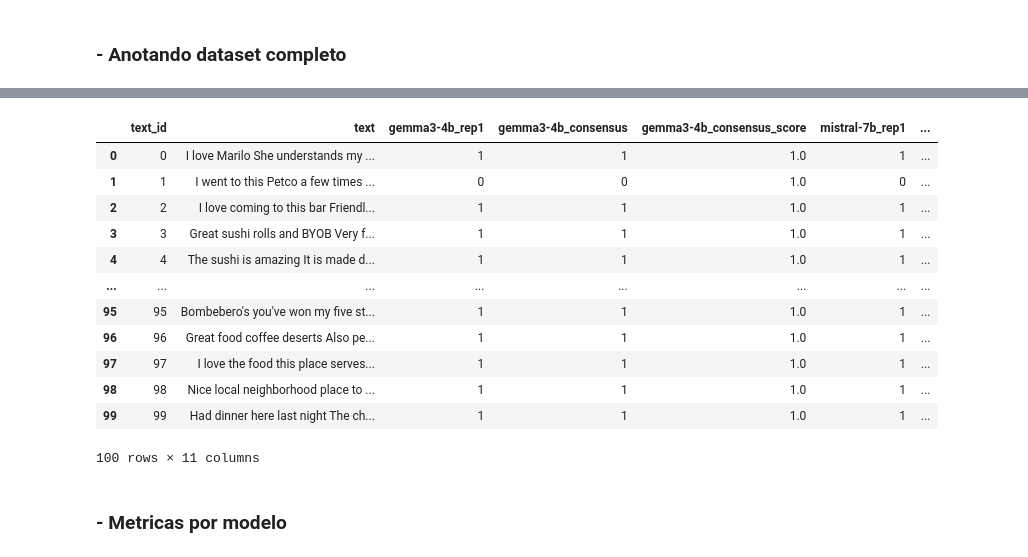
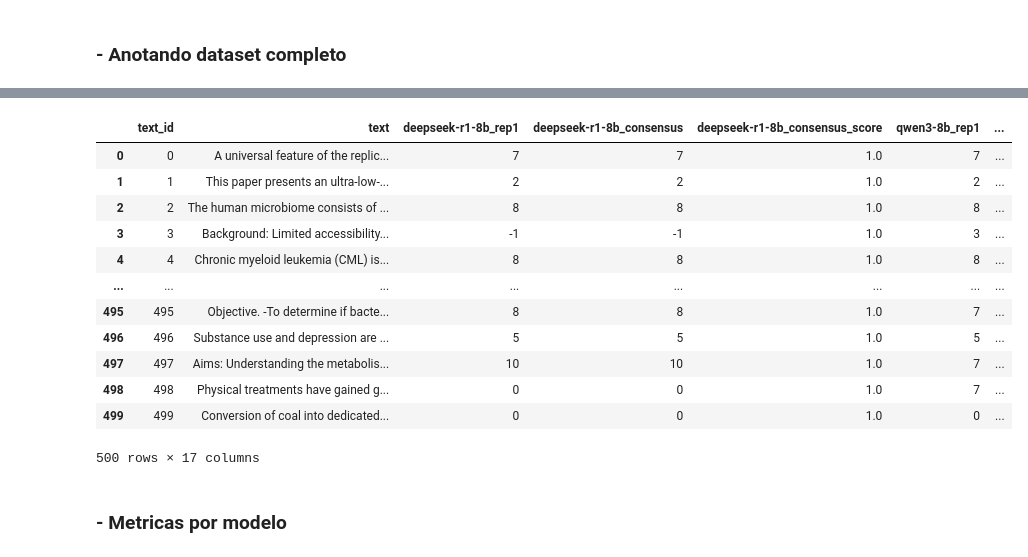
Before and after one commit to Ktzani/llm-annotation, a Jupyter notebook: src/notebooks/analise_consenso_llms.ipynb, the cells around one changed output, grey strips where cells are left out. Saved outputs shown, nothing was run; the diff lists cells and outputs as text; code cells hidden in the pictures.

```diff
--- a/src/notebooks/analise_consenso_llms.ipynb
+++ b/src/notebooks/analise_consenso_llms.ipynb
@@ -49,5 +46,5 @@ for dataset in list_available_datasets():
 # %%
-dataset_name = "yelp_reviews"  # Ajuste conforme necessário
+dataset_name = "wos5736"  # Ajuste conforme necessário
 
 texts, categories, ground_truth = load_hf_dataset(dataset_name)
 
@@ -183,8 +189,9 @@ else:
     df_annotations = annotator.annotate_dataset(
         texts=texts,
         num_repetitions=num_repetitions,
-        use_cache=False
+        use_cache=True
     )
+
 
 logger.success("✓ Anotações completas")
 df_annotations
@@ -197,16 +210,16 @@ df_annotations
-|  | text_id | text | gemma3-4b_rep1 | gemma3-4b_consensus | gemma3-4b_consensus_score | mistral-7b_rep1 | ... |
-| 0 | 0 | I love Marilo She understands my ... | 1 | 1 | 1.0 | 1 | ... |
-| 1 | 1 | I went to this Petco a few times ... | 0 | 0 | 1.0 | 0 | ... |
-| 2 | 2 | I love coming to this bar Friendl... | 1 | 1 | 1.0 | 1 | ... |
-| 3 | 3 | Great sushi rolls and BYOB Very f... | 1 | 1 | 1.0 | 1 | ... |
-| 4 | 4 | The sushi is amazing It is made d... | 1 | 1 | 1.0 | 1 | ... |
+|  | text_id | text | deepseek-r1-8b_rep1 | deepseek-r1-8b_consensus | deepseek-r1-8b_consensus_score | qwen3-8b_rep1 | ... |
+| 0 | 0 | A universal feature of the replic... | 7 | 7 | 1.0 | 7 | ... |
+| 1 | 1 | This paper presents an ultra-low-... | 2 | 2 | 1.0 | 2 | ... |
+| 2 | 2 | The human microbiome consists of ... | 8 | 8 | 1.0 | 8 | ... |
+| 3 | 3 | Background: Limited accessibility... | -1 | -1 | 1.0 | 3 | ... |
+| 4 | 4 | Chronic myeloid leukemia (CML) is... | 8 | 8 | 1.0 | 8 | ... |
 | ... | ... | ... | ... | ... | ... | ... | ... |
-| 95 | 95 | Bombebero's you've won my five st... | 1 | 1 | 1.0 | 1 | ... |
-| 96 | 96 | Great food coffee deserts Also pe... | 1 | 1 | 1.0 | 1 | ... |
-| 97 | 97 | I love the food this place serves... | 1 | 1 | 1.0 | 1 | ... |
-| 98 | 98 | Nice local neighborhood place to ... | 1 | 1 | 1.0 | 1 | ... |
-| 99 | 99 | Had dinner here last night The ch... | 1 | 1 | 1.0 | 1 | ... |
+| 495 | 495 | Objective. -To determine if bacte... | 8 | 8 | 1.0 | 7 | ... |
+| 496 | 496 | Substance use and depression are ... | 5 | 5 | 1.0 | 5 | ... |
+| 497 | 497 | Aims: Understanding the metabolis... | 10 | 10 | 1.0 | 7 | ... |
+| 498 | 498 | Physical treatments have gained g... | 0 | 0 | 1.0 | 7 | ... |
+| 499 | 499 | Conversion of coal into dedicated... | 0 | 0 | 1.0 | 0 | ... |
-100 rows × 11 columns
+500 rows × 17 columns
 # %% [markdown]
 ### - Metricas por modelo
 # %%
```
Also changed, not shown: parts of 22 cells of this notebook, 9 other files.
